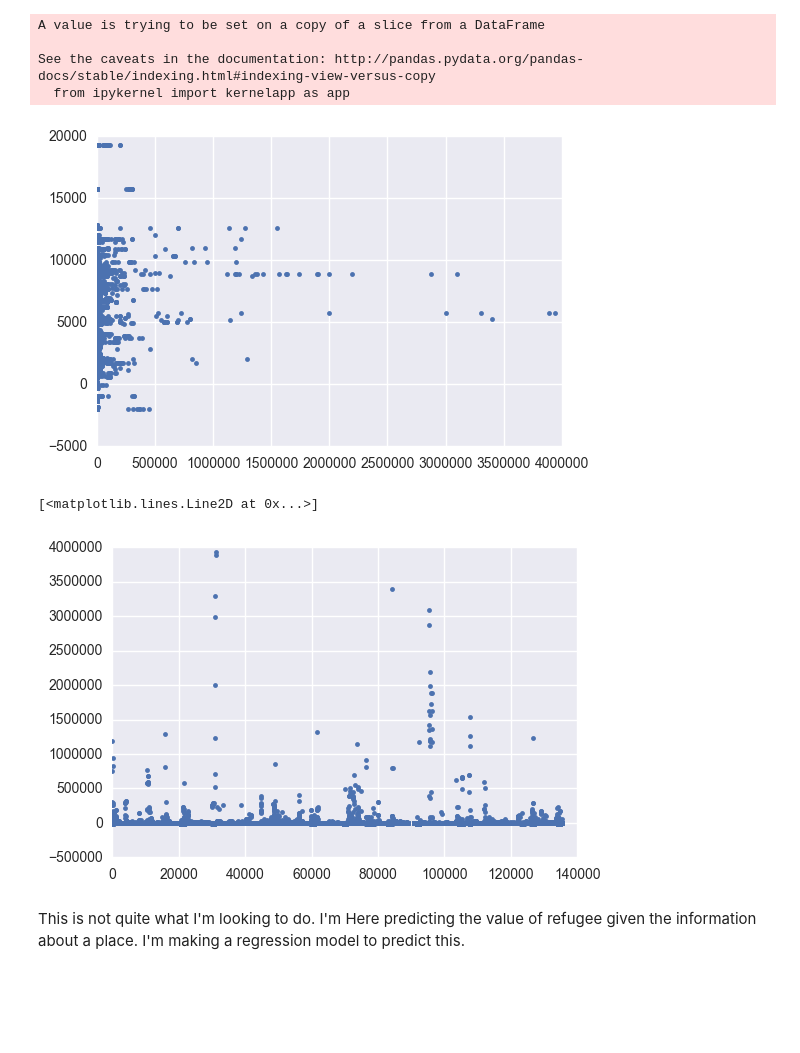
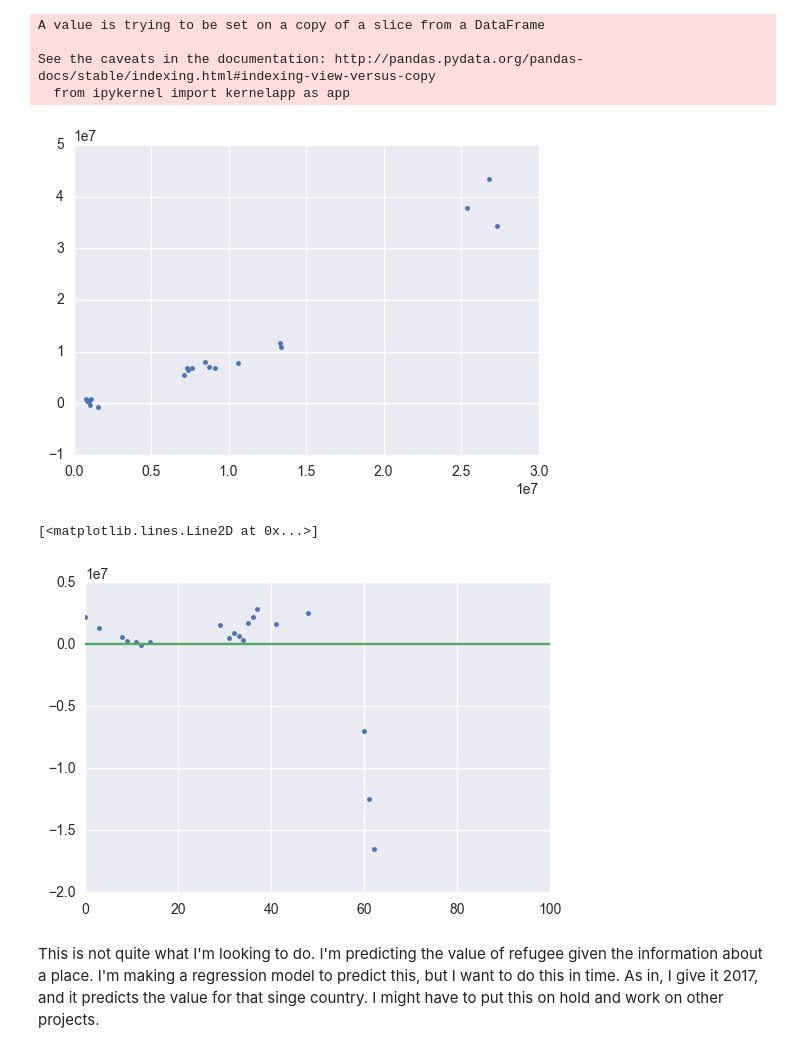
Before and after one commit to cwczarnik/Refugee_Study, a Jupyter notebook: REFUGEE.ipynb, the cells around one changed output. Saved outputs shown, nothing was run; the diff lists cells and outputs as text; code cells hidden in the pictures; blank space fills up the shorter version.

Commit message:
new predict setup

```diff
--- a/REFUGEE.ipynb
+++ b/REFUGEE.ipynb
@@ -521,4 +521,4 @@ conn.close()
 # %%
 df.columns = [output[i][1] for i in range(len(output))]
 # %%
-df_aff_merge = pd.merge(df,data_2,how ='inner',left_on='name',right_on ='Country / territory of asylum/residence' )#,left_on='name',right_on = 'Continent/Country of Nationality')
+df_merge = pd.merge(df,data_2,how ='inner',left_on='name',right_on ='Country / territory of asylum/residence' )#,left_on='name',right_on = 'Continent/Country of Nationality')
@@ -525 +534,3 @@ df_aff_merge = pd.merge(df,data_2,how ='inner',left_on='name',right_on ='Country
+# %%
+df_merge = df_merge.groupby('Year').sum().reset_index()
 # %%
@@ -546,13 +543,5 @@ Index([                                     u'id',
       dtype='object')
 # %%
-feature_cols = [ u'area',
-                                     u'area_land',
-                                    u'area_water',
-                                    u'population',
-                             u'population_growth',
-                                    u'birth_rate',
-                                    u'death_rate',
-                                u'migration_rate']
 
 cols = [ u'area',
                                      u'area_land',
@@ -562,9 +551,19 @@ cols = [ u'area',
                                     u'birth_rate',
                                     u'death_rate',
                                 u'migration_rate',
+                                'Year',
                                         u'Value']
+feature_cols = [ u'area',
+                                     u'area_land',
+                                    u'area_water',
+                                    u'population',
+                             u'population_growth',
+                                    u'birth_rate',
+                                    u'death_rate',
+                                    'Year',
+                                u'migration_rate']
 # %%
-df_model= df_aff_merge[cols]
+df_model= df_merge[cols]
 df_model.dropna(inplace = True)
 # %% [output]
 A value is trying to be set on a copy of a slice from a DataFrame
@@ -582,17 +581,17 @@ X_train, X_test, y_train,y_test = train_test_split(features,target,test_size = .
 # %%
 from sklearn.linear_model import LinearRegression
 l_r = LinearRegression()
 l_r.fit(X_train,y_train)
 pred = l_r.predict(X_test)
 plt.plot(y_test,pred,'.')
 # plt.plot(np.linspace(0,400000),np.linspace(0,400000))
 plt.show()
 residuals = y_test - pred
 plt.plot(residuals,'.')
-# plt.plot([0,100],[0,0])
+plt.plot([0,100],[0,0])
 # %% [output]
-[figure, old version]
+[figure, new version]
 [<matplotlib.lines.Line2D at 0x...>]
-[figure, old version]
+[figure, new version]
 # %% [markdown]
-This is not quite what I'm looking to do. I'm Here predicting the value of refugee given the information about a place. I'm making a regression model to predict this.
+This is not quite what I'm looking to do. I'm predicting the value of refugee given the information about a place. I'm making a regression model to predict this, but I want to do this in time. As in, I give it 2017, and it predicts the value for that singe country. I might have to put this on hold and work on other projects.
```
Also changed, not shown: parts of 2 cells of this notebook, 1 other file.
